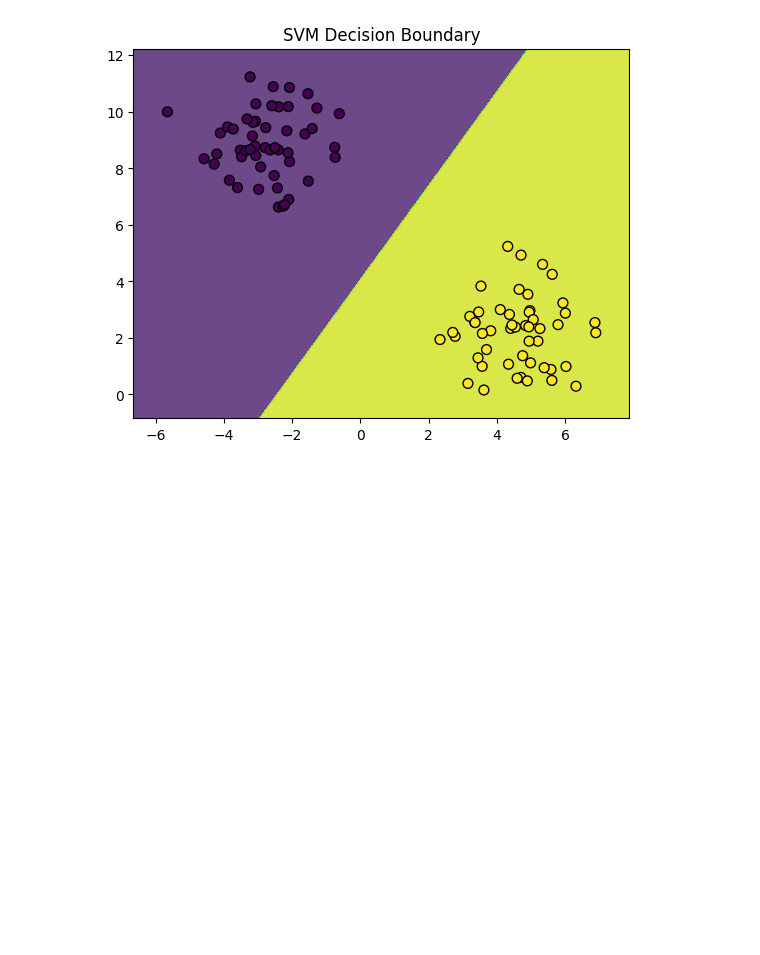
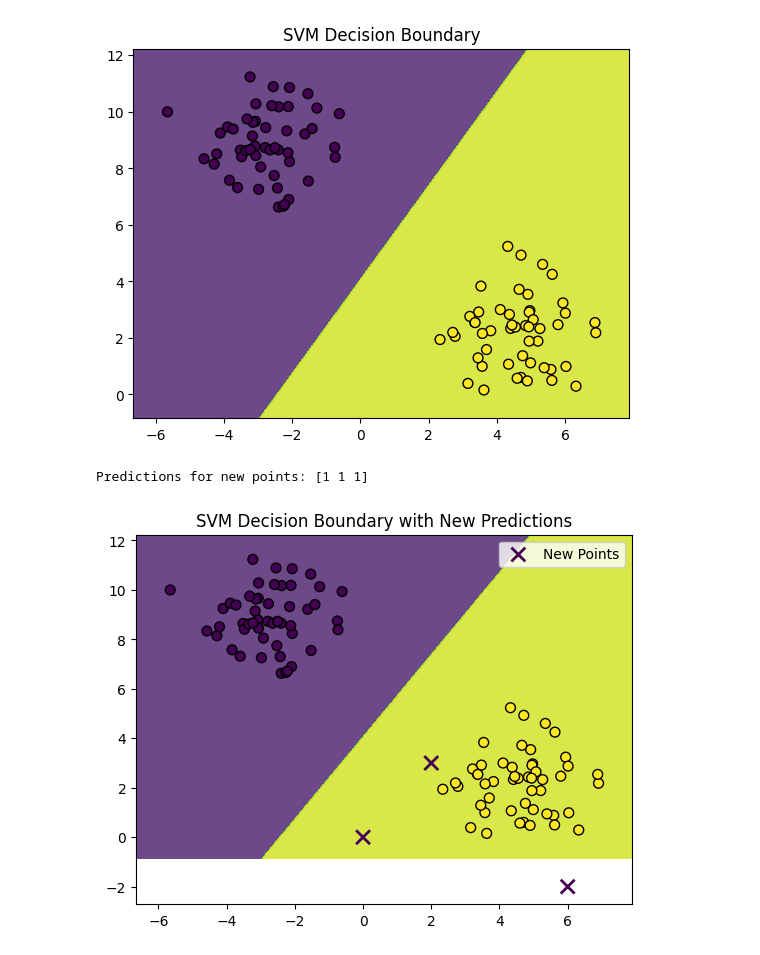
Before and after one commit to M-Hamza-Rao/Machine-Learning-Fundamentals-Practice, a Jupyter notebook: PracticeCode.ipynb, the cells around one changed output. Cells and saved outputs as stored; diff of their text form; code cells hidden in the pictures; blank space fills up the shorter version.

Commit message:
SVM Prediction

```diff
--- a/PracticeCode.ipynb
+++ b/PracticeCode.ipynb
@@ -58,3 +58,36 @@ def plot_decision_boundary(X, y, model):
 plot_decision_boundary(X, y, svm)
 # %% [output]
 [figure]
+# %%
+# Predict
+new_points = np.array([[2, 3], [6, -2], [0, 0]])
+
+
+predictions = svm.predict(new_points)
+print("Predictions for new points:", predictions)
+# %% [output]
+Predictions for new points: [1 1 1]
+# %%
+def plot_with_predictions(X, y, model, new_points, predictions):
+    h = 0.02  # Step size in the mesh
+    x_min, x_max = X[:, 0].min() - 1, X[:, 0].max() + 1
+    y_min, y_max = X[:, 1].min() - 1, X[:, 1].max() + 1
+    xx, yy = np.meshgrid(np.arange(x_min, x_max, h),
+                         np.arange(y_min, y_max, h))
+    Z = model.predict(np.c_[xx.ravel(), yy.ravel()])
+    Z = Z.reshape(xx.shape)
+    plt.contourf(xx, yy, Z, alpha=0.8)
+    plt.scatter(X[:, 0], X[:, 1], c=y, edgecolors='k', marker='o', s=50)
+
+
+    plt.scatter(new_points[:, 0], new_points[:, 1], c=predictions,
+                edgecolors='w', marker='x', s=100, linewidth=2, label='New Points')
+
+    plt.title("SVM Decision Boundary with New Predictions")
+    plt.legend()
+    plt.show()
+
+
+plot_with_predictions(X, y, svm, new_points, predictions)
+# %% [output]
+[figure, added]
```
